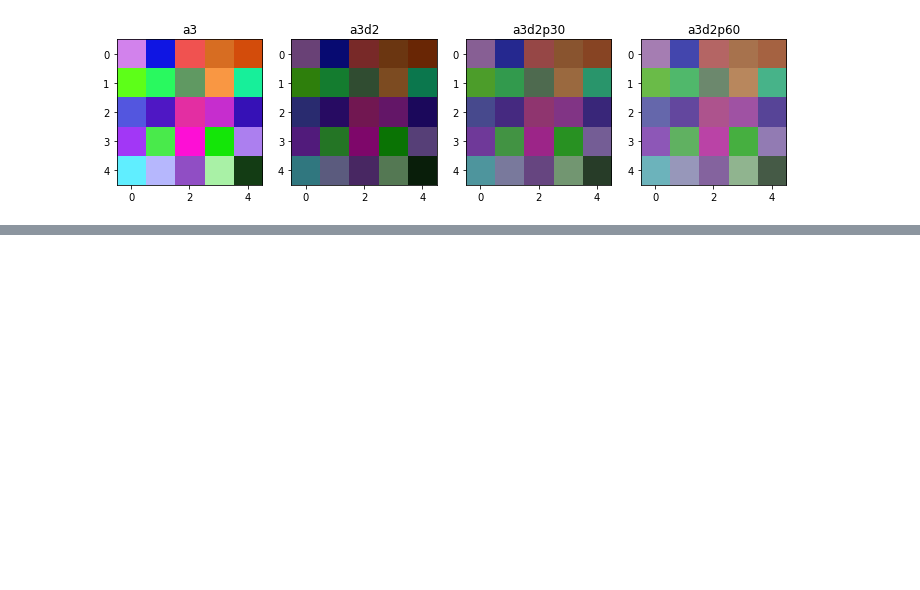
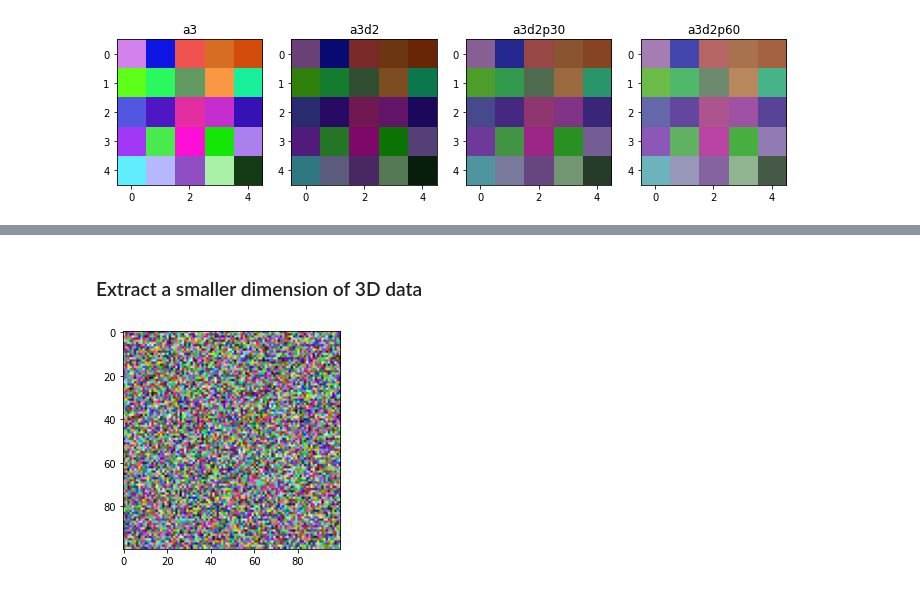
Before and after one commit to goke-ai/cv, a Jupyter notebook: essential/07.ipynb, the cells around one changed output, grey strips where cells are left out. Cells and saved outputs as stored; diff of their text form; code cells hidden in the pictures; blank space fills up the shorter version.

```diff
--- a/essential/07.ipynb
+++ b/essential/07.ipynb
@@ -584,0 +854,18 @@ plt.show()
+# %% [markdown]
+### Extract a smaller dimension of 3D data
+# %%
+import numpy as np
+import matplotlib.pyplot as plt
+
+# seed
+np.random.seed(9)
+
+# create 3D
+a3d = np.random.randint(0, 256, (100,100,3), dtype='uint8')
+# %%
+
+# show original
+plt.imshow(a3d)
+plt.show()
+# %% [output]
+[figure, added]
```
Also changed, not shown: parts of 64 cells of this notebook, 3 other files.
